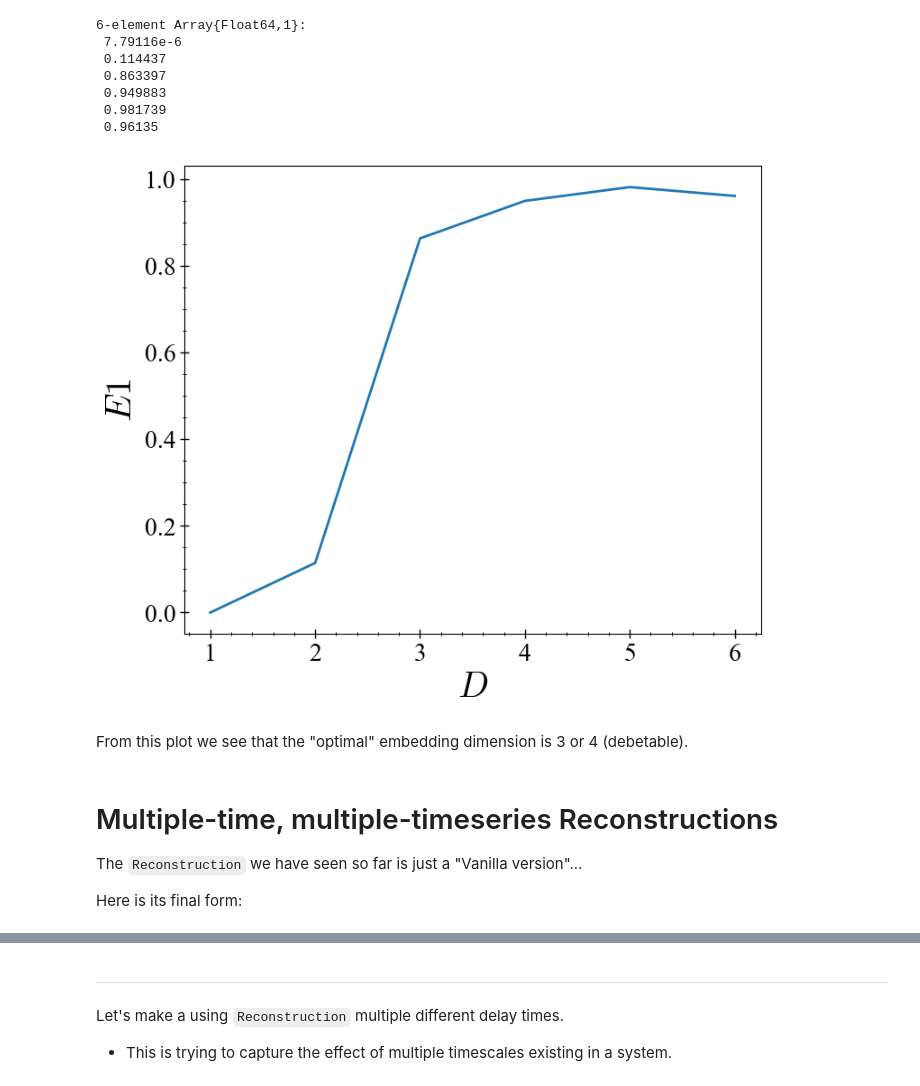
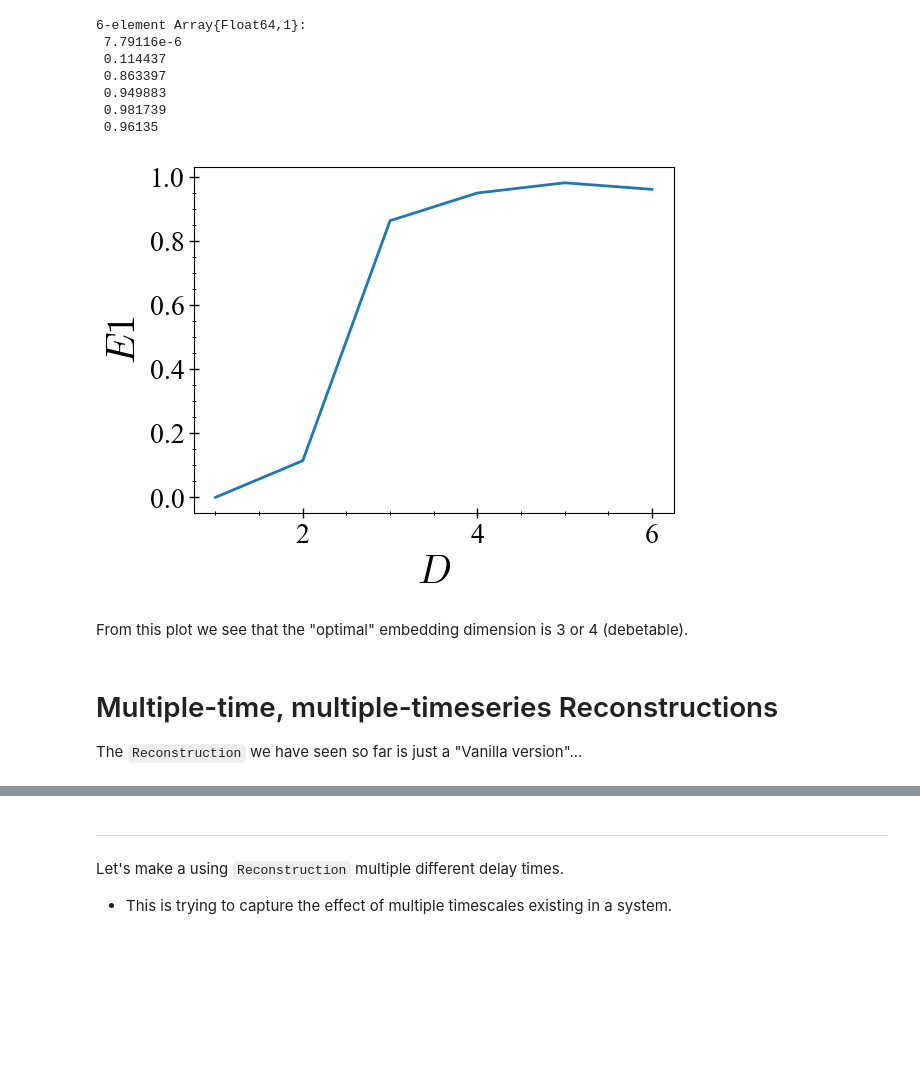
Before and after one commit to xorJane/tutorials, a Jupyter notebook: 6. Delay Coordinates.ipynb, the cells around one changed output, grey strips where cells are left out. Cells and saved outputs as stored; diff of their text form; code cells hidden in the pictures; blank space fills up the shorter version.

```diff
--- a/6. Delay Coordinates.ipynb
+++ b/6. Delay Coordinates.ipynb
@@ -219,16 +203,14 @@ E1s = estimate_dimension(s, 30, 1:6)
  0.981739
  0.96135
 # %%
-figure(figsize = (8,6))
+figure(figsize = (6,4))
 plot(1:6, E1s);
 ylabel("\$E1\$"); xlabel("\$D\$");
 # %% [output]
-[figure, old version]
+[figure, new version]
 # %% [markdown]
 From this plot we see that the "optimal" embedding dimension is 3 or 4 (debetable).
 # %% [markdown]
 # Multiple-time, multiple-timeseries Reconstructions
 
 The `Reconstruction` we have seen so far is just a "Vanilla version"...
-
-Here is its final form:
```
Also changed, not shown: parts of 17 cells of this notebook, 6 other files.
